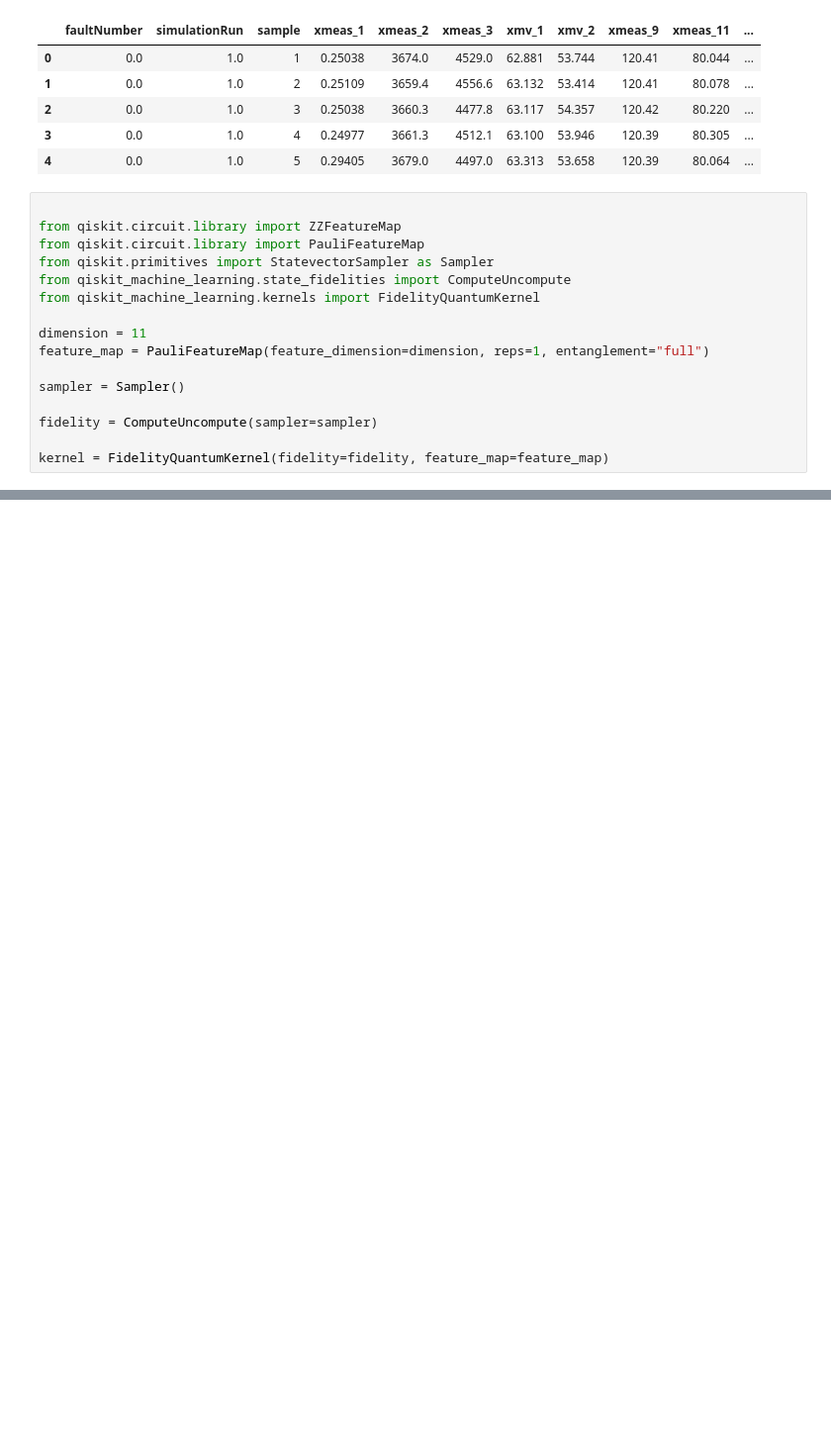
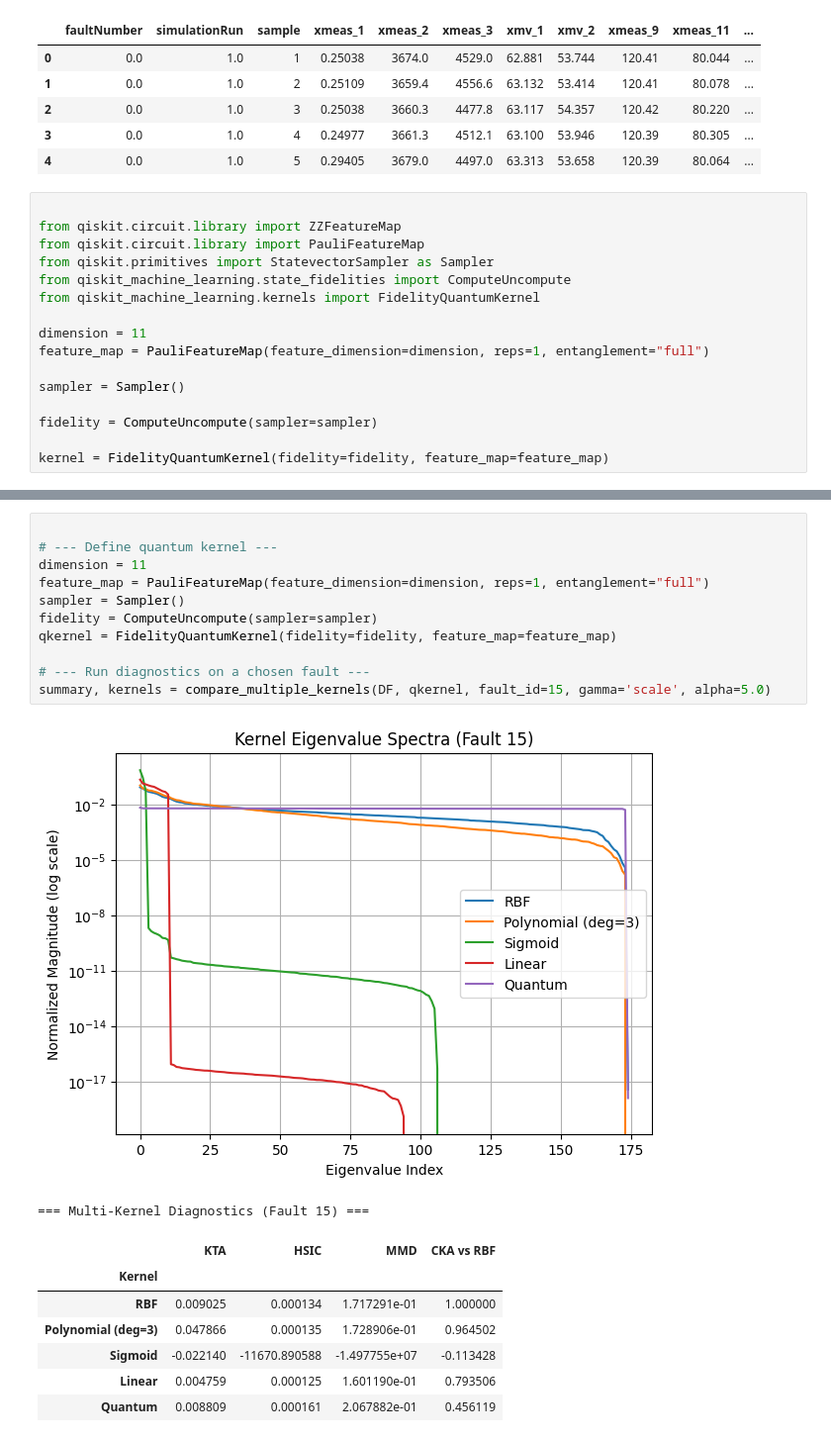
Before and after one commit to weso500/QMLPublicationRuns, a Jupyter notebook: ComparerunsFault15.ipynb, the cells around one changed output, grey strips where cells are left out. Shown: that part at 99% size. Saved outputs shown, nothing was run; the diff lists cells and outputs as text; blank space fills up the shorter version.

```diff
--- a/ComparerunsFault15.ipynb
+++ b/ComparerunsFault15.ipynb
@@ -287,0 +463,21 @@ summary, eig_rbf, eig_q = compare_kernels(DF, kernel, fault_id=15, gamma='scale'
+# %%
+
+# --- Define quantum kernel ---
+dimension = 11
+feature_map = PauliFeatureMap(feature_dimension=dimension, reps=1, entanglement="full")
+sampler = Sampler()
+fidelity = ComputeUncompute(sampler=sampler)
+qkernel = FidelityQuantumKernel(fidelity=fidelity, feature_map=feature_map)
+
+# --- Run diagnostics on a chosen fault ---
+summary, kernels = compare_multiple_kernels(DF, qkernel, fault_id=15, gamma='scale', alpha=5.0)
+# %% [output]
+[figure, added]
+=== Multi-Kernel Diagnostics (Fault 15) ===
+|  | KTA | HSIC | MMD | CKA vs RBF |
+| Kernel |  |  |  |  |
+| RBF | 0.009025 | 0.000134 | 1.717291e-01 | 1.000000 |
+| Polynomial (deg=3) | 0.047866 | 0.000135 | 1.728906e-01 | 0.964502 |
+| Sigmoid | -0.022140 | -11670.890588 | -1.497755e+07 | -0.113428 |
+| Linear | 0.004759 | 0.000125 | 1.601190e-01 | 0.793506 |
+| Quantum | 0.008809 | 0.000161 | 2.067882e-01 | 0.456119 |
```
Also changed, not shown: parts of 6 cells of this notebook.
